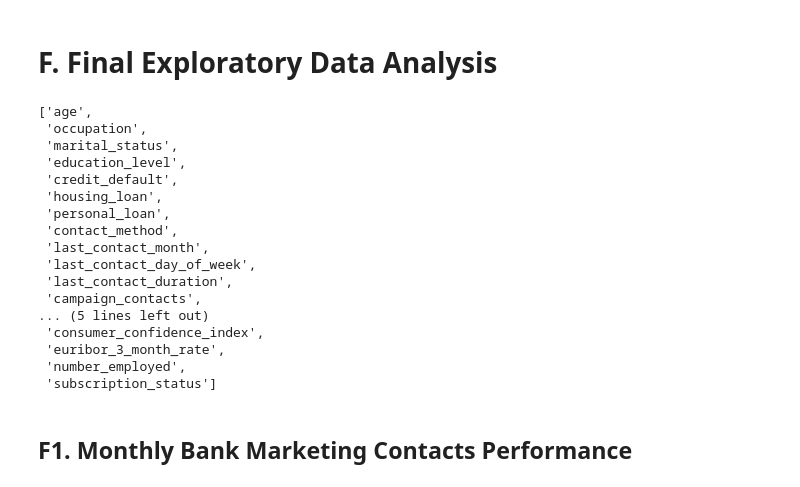
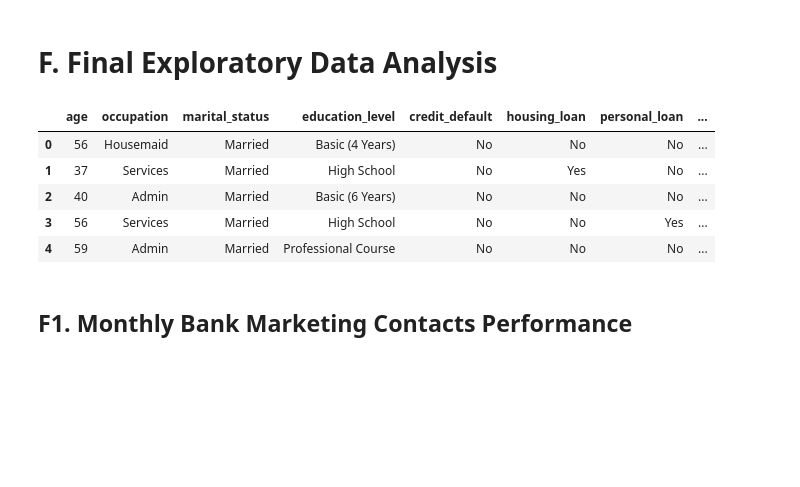
Before and after one commit to nickuperdana/bank-marketing-analysis, a Jupyter notebook: data_analysis.ipynb, the cells around one changed output. Cells and saved outputs as stored; diff of their text form; code cells hidden in the pictures; blank space fills up the shorter version.

```diff
--- a/data_analysis.ipynb
+++ b/data_analysis.ipynb
@@ -1041,27 +1041,16 @@ clean_df.sample(8)
 # %% [markdown]
 # F. Final Exploratory Data Analysis
 # %%
-final_df = pd.read_csv('bank-additional-full_clean.csv')
+final_df = pd.read_csv('bank-additional-full_cleaned.csv')
-# %%
-final_df.columns.to_list()
-# %% [output]
-['age',
- 'occupation',
- 'marital_status',
- 'education_level',
- 'credit_default',
- 'housing_loan',
- 'personal_loan',
- 'contact_method',
- 'last_contact_month',
- 'last_contact_day_of_week',
- 'last_contact_duration',
- 'campaign_contacts',
-... (5 lines left out)
- 'consumer_confidence_index',
- 'euribor_3_month_rate',
- 'number_employed',
- 'subscription_status']
+# %%
+final_df.head()
+# %% [output]
+|  | age | occupation | marital_status | education_level | credit_default | housing_loan | personal_loan | ... |
+| 0 | 56 | Housemaid | Married | Basic (4 Years) | No | No | No | ... |
+| 1 | 37 | Services | Married | High School | No | Yes | No | ... |
+| 2 | 40 | Admin | Married | Basic (6 Years) | No | No | No | ... |
+| 3 | 56 | Services | Married | High School | No | No | Yes | ... |
+| 4 | 59 | Admin | Married | Professional Course | No | No | No | ... |
 # %% [markdown]
 ## F1. Monthly Bank Marketing Contacts Performance
 # %% [markdown]
```
Also changed, not shown: parts of 22 cells of this notebook, 12 other files.
